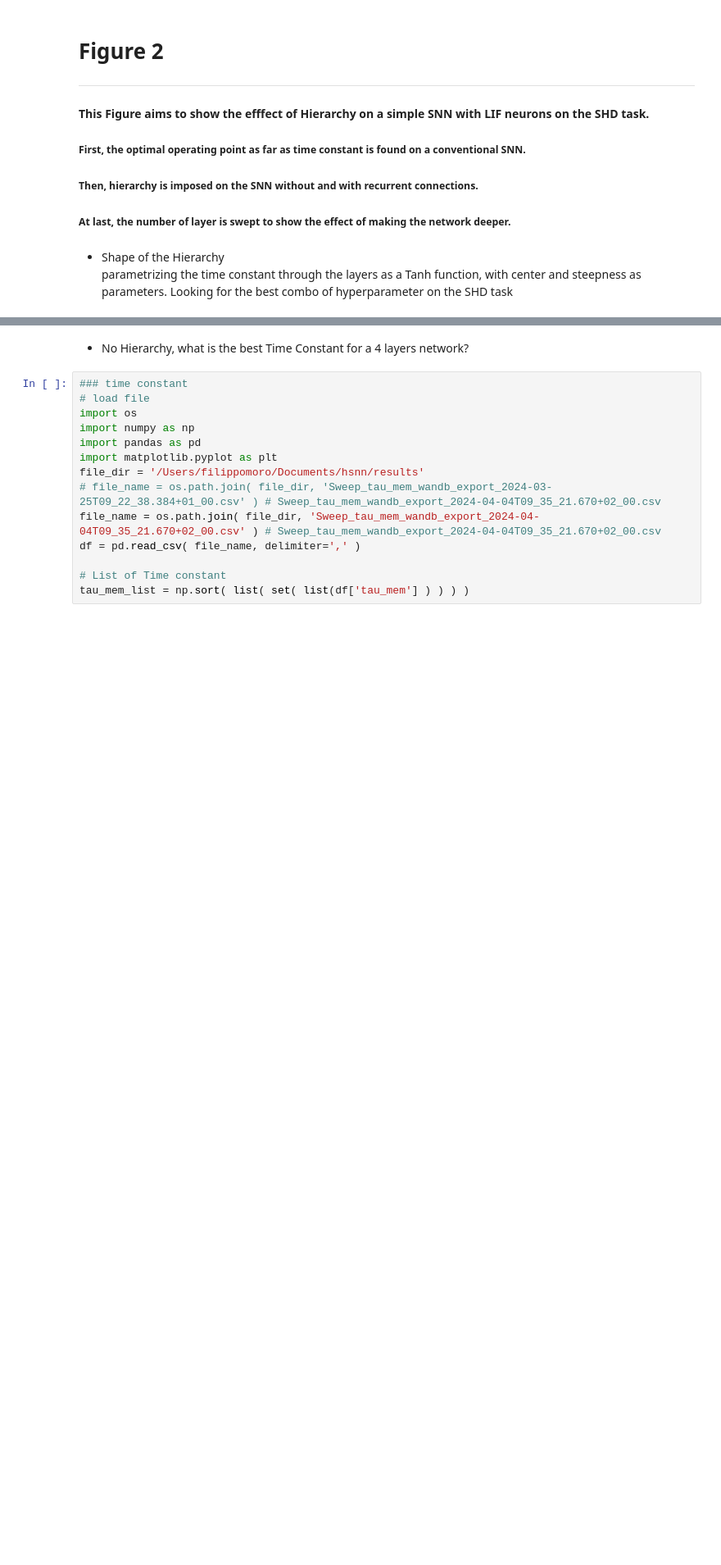
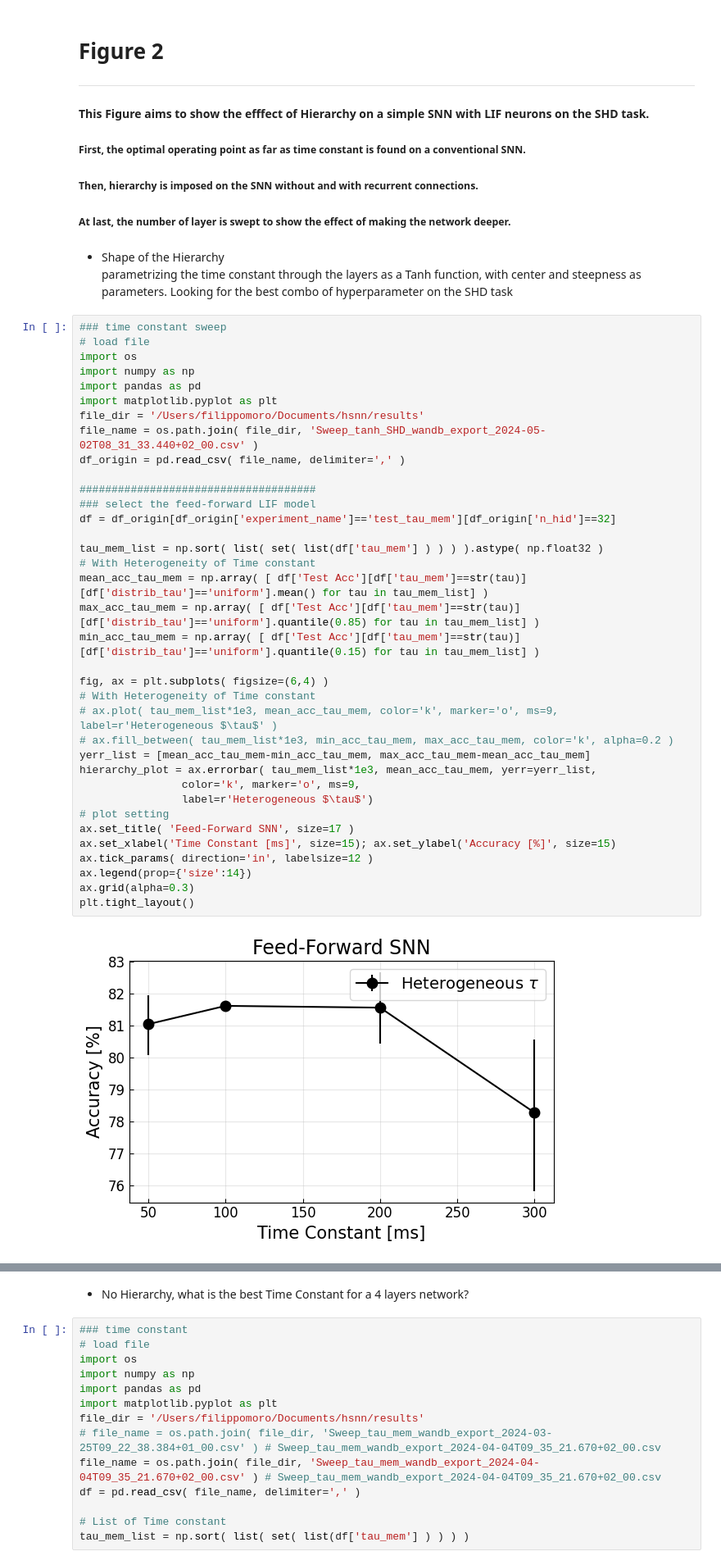
Before and after one commit to EIS-Hub/hSNN, a Jupyter notebook: plotting.ipynb, the cells around one changed output, grey strips where cells are left out. Shown at 82% size. Drawn from its saved outputs; the diff is of its cells as text; blank space fills up the shorter version.

```diff
--- a/plotting.ipynb
+++ b/plotting.ipynb
@@ -15,6 +15,44 @@ import matplotlib.pyplot as plt
 # %% [markdown]
 - Shape of the Hierarchy \
 parametrizing the time constant through the layers as a Tanh function, with center and steepness as parameters. Looking for the best combo of hyperparameter on the SHD task
+# %%
+### time constant sweep
+# load file
+import os
+import numpy as np
+import pandas as pd
+import matplotlib.pyplot as plt
+file_dir = '/Users/filippomoro/Documents/hsnn/results'
+file_name = os.path.join( file_dir, 'Sweep_tanh_SHD_wandb_export_2024-05-02T08_31_33.440+02_00.csv' )
+df_origin = pd.read_csv( file_name, delimiter=',' )
+
+#####################################
+### select the feed-forward LIF model
+df = df_origin[df_origin['experiment_name']=='test_tau_mem'][df_origin['n_hid']==32]
+
+tau_mem_list = np.sort( list( set( list(df['tau_mem'] ) ) ) ).astype( np.float32 )
+# With Heterogeneity of Time constant
+mean_acc_tau_mem = np.array( [ df['Test Acc'][df['tau_mem']==str(tau)][df['distrib_tau']=='uniform'].mean() for tau in tau_mem_list] )
+max_acc_tau_mem = np.array( [ df['Test Acc'][df['tau_mem']==str(tau)][df['distrib_tau']=='uniform'].quantile(0.85) for tau in tau_mem_list] )
+min_acc_tau_mem = np.array( [ df['Test Acc'][df['tau_mem']==str(tau)][df['distrib_tau']=='uniform'].quantile(0.15) for tau in tau_mem_list] )
+
+fig, ax = plt.subplots( figsize=(6,4) )
+# With Heterogeneity of Time constant
+# ax.plot( tau_mem_list*1e3, mean_acc_tau_mem, color='k', marker='o', ms=9, label=r'Heterogeneous $\tau$' )
+# ax.fill_between( tau_mem_list*1e3, min_acc_tau_mem, max_acc_tau_mem, color='k', alpha=0.2 )
+yerr_list = [mean_acc_tau_mem-min_acc_tau_mem, max_acc_tau_mem-mean_acc_tau_mem]
+hierarchy_plot = ax.errorbar( tau_mem_list*1e3, mean_acc_tau_mem, yerr=yerr_list,
+                color='k', marker='o', ms=9,
+                label=r'Heterogeneous $\tau$')
+# plot setting
+ax.set_title( 'Feed-Forward SNN', size=17 )
+ax.set_xlabel('Time Constant [ms]', size=15); ax.set_ylabel('Accuracy [%]', size=15)
+ax.tick_params( direction='in', labelsize=12 )
+ax.legend(prop={'size':14})
+ax.grid(alpha=0.3)
+plt.tight_layout()
+# %% [output]
+[figure, added]
 # %%
 ### time constant
 # load file
```
Also changed, not shown: parts of 9 cells of this notebook, 4 other files.
